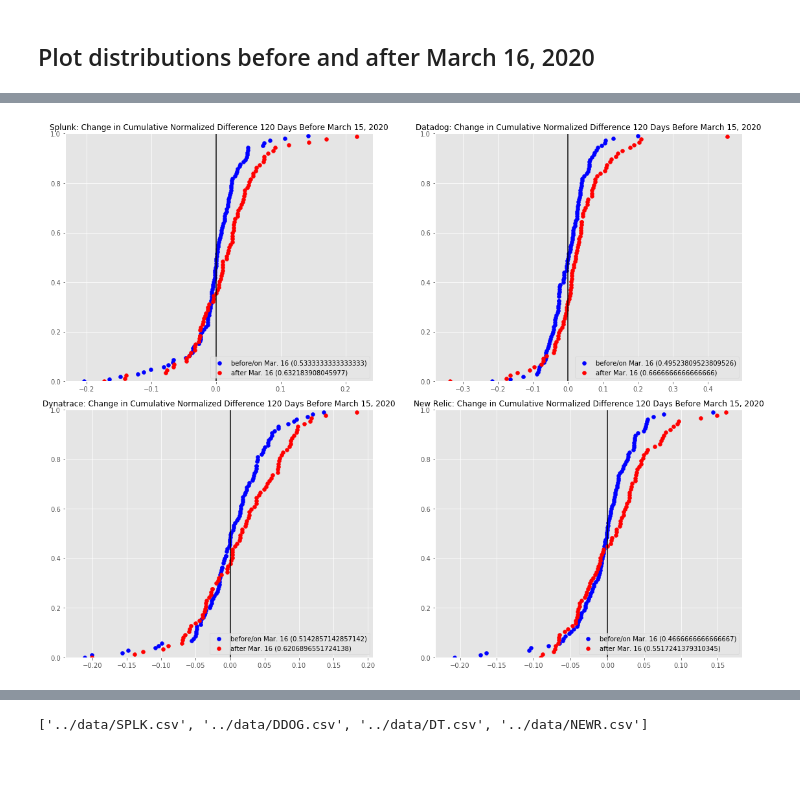
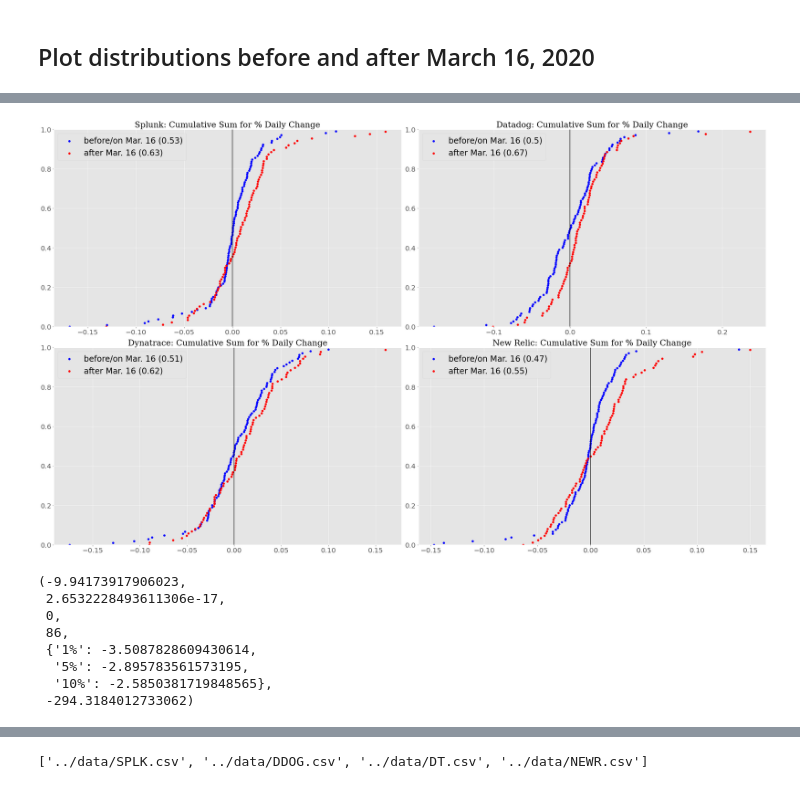
Before and after one commit to rghosh8/capstone-1, a Jupyter notebook: src/exploration.ipynb, the cells around one changed output, grey strips where cells are left out. Saved outputs shown, nothing was run; the diff lists cells and outputs as text; code cells hidden in the pictures; blank space fills up the shorter version.

```diff
--- a/src/exploration.ipynb
+++ b/src/exploration.ipynb
@@ -155,9 +183,0 @@ fig.tight_layout();
-# %%
-fig, ax = plt.subplots(1, 1, figsize=(8, 5))
-
-x = np.linspace(stats.norm.ppf(0.01, statistics['Splunk']['after']['mean'], statistics['Splunk']['after']['std']), stats.norm.ppf(0.99, statistics['Splunk']['after']['mean'], statistics['Splunk']['after']['std']), 100)
-ax.plot(x, stats.norm.pdf(x, statistics['Splunk']['after']['mean'],  statistics['Splunk']['after']['std']), 'r-', lw=1, alpha=0.6, label='Splunk After')
-x = np.linspace(stats.norm.ppf(0.01, statistics['Splunk']['before']['mean'], statistics['Splunk']['before']['std']), stats.norm.ppf(0.99, statistics['Splunk']['before']['mean'], statistics['Splunk']['before']['std']), 100)
-ax.plot(x, stats.norm.pdf(x, statistics['Splunk']['before']['mean'],  statistics['Splunk']['before']['std']), 'b-', lw=1, alpha=0.6, label='Splunk Before')
-ax.set_xlim((-10, 10))
-ax.legend()
@@ -186,11 +207,0 @@ fig.tight_layout();
-# %%
-def cdf(value, array):
-    return (array<value).sum()/len(array)
-
-vcdf = np.vectorize(cdf, excluded = ['array'])
-# %%
-cdf1 = vcdf(value = before["Normalized_Diff"], array = before["Normalized_Diff"])
-cdf2 = vcdf(value = after["Normalized_Diff"], array = after["Normalized_Diff"])
-plt.scatter(before["Normalized_Diff"], cdf1, label='before/on Mar. 16')
-plt.scatter(after["Normalized_Diff"], cdf2, label='after Mar. 16')
-plt.legend()
@@ -200,21 +208,44 @@ plt.legend()
 # %%
-fig, axs = plt.subplots(2, 2, figsize=(16, 12))
+fig, axs = plt.subplots(2, 2, figsize=(30, 18))
 plots = axs.flatten()
+bayesian_count = dict()
 for filepath, ax, c  in zip(filepaths, axs.flatten(), np.arange(8)):
-    data = data_assessment(filepath, reference_date, current_date, moveback_date).before_after
+    data = data_frame(filepath, reference_date, current_date, moveback_date).before_after
     before, after = data.before, data.after
-    cdf1 = vcdf(value = before["Normalized_Diff"], array = before["Normalized_Diff"])
-    cdf2 = vcdf(value = after["Normalized_Diff"], array = after["Normalized_Diff"])
-    before_count = before[before["Normalized_Diff"]>0]['Normalized_Diff'].count() / before['Normalized_Diff'].count()
-    after_count = after[after["Normalized_Diff"]>0]['Normalized_Diff'].count() / after['Normalized_Diff'].count()
-    ax.scatter(before["Normalized_Diff"], cdf1, label=f'before/on Mar. 16 ({before_count})', color='b')
-    ax.scatter(after["Normalized_Diff"], cdf2, label=f'after Mar. 16 ({after_count})', color='r')
-    ax.set_title(refer[filepath] + ': Change in Cumulative Normalized Difference 120 Days Before March 15, 2020', fontsize=12)
+    cdf1 = vcdf(value = before["Pct_Diff"], array = before["Pct_Diff"])
+    cdf2 = vcdf(value = after["Pct_Diff"], array = after["Pct_Diff"])
+    before_count = before[before["Pct_Diff"]>0]['Pct_Diff'].count() / before['Pct_Diff'].count()
+    after_count = after[after["Pct_Diff"]>0]['Pct_Diff'].count() / after['Pct_Diff'].count()
+    before_count = round(before_count, 2)
+    after_count = round(after_count, 2)
+    ax.scatter(before["Pct_Diff"], cdf1, label=f'before/on Mar. 16 ({before_count})', color='b')
+    ax.scatter(after["Pct_Diff"], cdf2, label=f'after Mar. 16 ({after_count})', color='r')
+    ax.set_title(refer[filepath] + ': Cumulative Sum for % Daily Change', fontdict=font)
     ax.vlines(0.0, 0.0, 1.0)
     ax.set_ylim(0.0, 1.0)
-    ax.legend(loc='lower right')
+    ax.tick_params(axis='x', labelsize=20)
+    ax.tick_params(axis='y', labelsize=20)
+    ax.legend(loc='best', prop={'size': 24})
+    bayesian_count[refer[filepath]] = \
+                                    {
+                                    'before': {'positive': before_count, 'negative': 1-before_count, 'count': before['Pct_Diff'].count()},
+                                    'after' : {'positive': after_count, 'negative': 1-after_count, 'count': after['Pct_Diff'].count()}
+                                    }
 
 fig.tight_layout();
-fig.savefig('../figures/cumul.png')
+# fig.savefig('../figures/cumul.png')
 # %% [output]
-[figure, old version]
+[figure, new version]
+# %%
+data = data_frame('../data/NEWR.csv', reference_date, current_date, moveback_date).before_after
+before, after = data.before, data.after
+adfuller(after['Pct_Diff'])
+# %% [output]
+(-9.94173917906023,
+ 2.6532228493611306e-17,
+ 0,
+ 86,
+ {'1%': -3.5087828609430614,
+  '5%': -2.895783561573195,
+  '10%': -2.5850381719848565},
+ -294.3184012733062)
```
Also changed, not shown: parts of 34 cells of this notebook, 9 other files.
